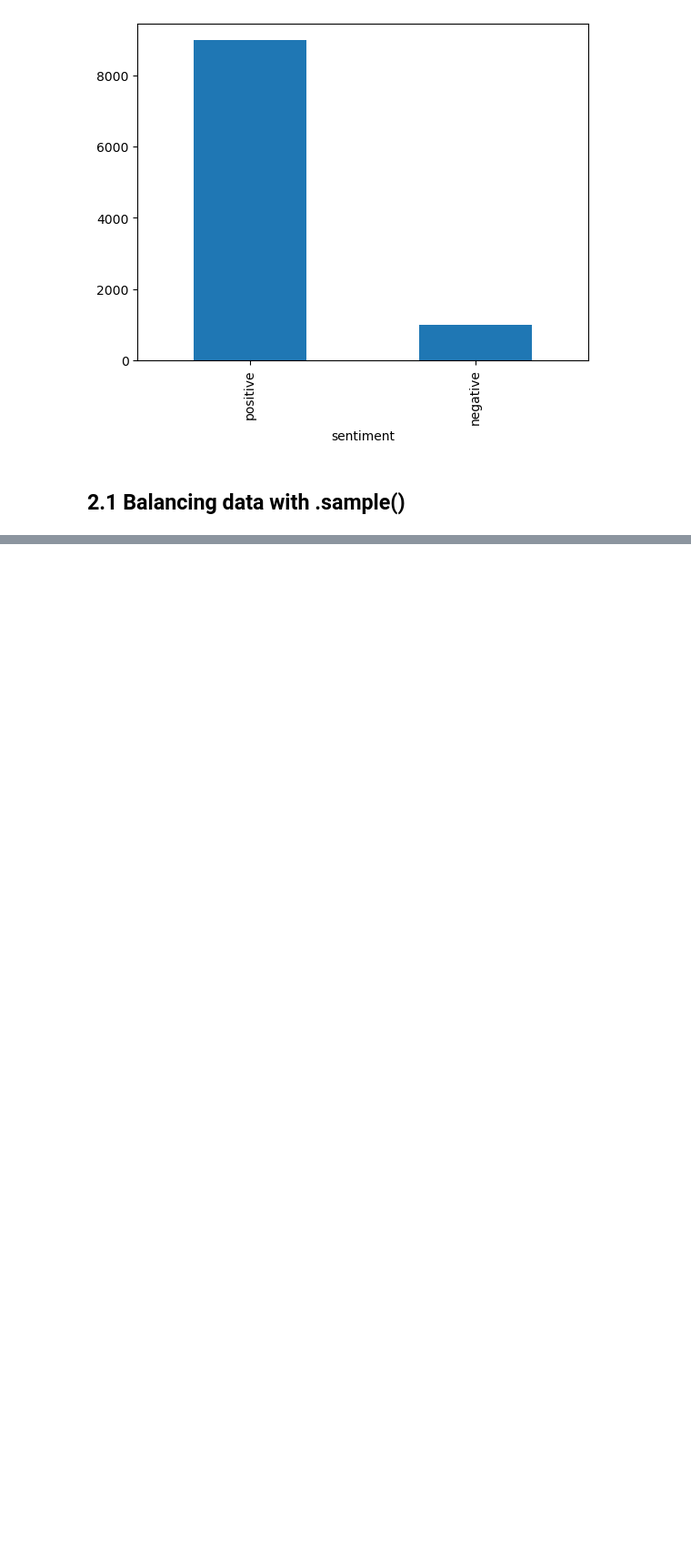
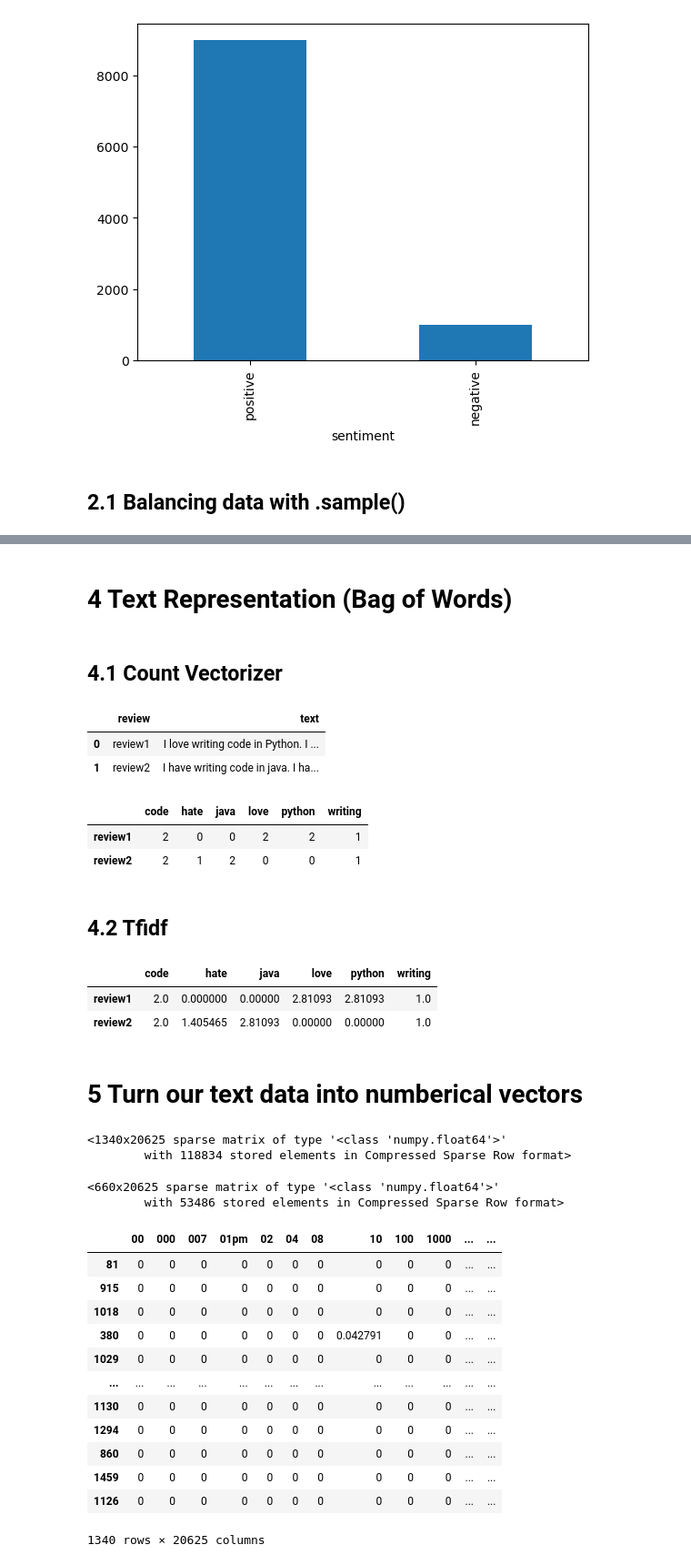
Before and after one commit to KC-004/Python-for-Datascience, a Jupyter notebook: 12_Project_4_Text_Classification/Project 4 - Binary Text Classification.ipynb, the cells around one changed output, grey strips where cells are left out. Shown at 91% size. Saved outputs shown, nothing was run; the diff lists cells and outputs as text; code cells hidden in the pictures; blank space fills up the shorter version.

```diff
--- a/12_Project_4_Text_Classification/Project 4 - Binary Text Classification.ipynb
+++ b/12_Project_4_Text_Classification/Project 4 - Binary Text Classification.ipynb
@@ -51,0 +97,8 @@ length_nega
+# %%
+# import train_test_split
+from sklearn.model_selection import train_test_split
+
+train, test = train_test_split(df_review_bal, test_size=0.33, random_state=42)
+# %%
+train_X, train_y = train['review'], train['sentiment']
+test_X, test_y = test['review'], test['sentiment']
@@ -51,0 +120,4 @@ length_nega
+# %% [markdown]
+# 4 Text Representation (Bag of Words)
+# %% [markdown]
+## 4.1 Count Vectorizer
@@ -51,0 +129,7 @@ length_nega
+# %%
+df = pd.DataFrame({'review': ['review1', 'review2'], 'text':text})
+df
+# %% [output]
+|  | review | text |
+| 0 | review1 | I love writing code in Python. I ... |
+| 1 | review2 | I have writing code in java. I ha... |
@@ -51,0 +142,8 @@ length_nega
+# %%
+df_dtm
+# %% [output]
+|  | code | hate | java | love | python | writing |
+| review1 | 2 | 0 | 0 | 2 | 2 | 1 |
+| review2 | 2 | 1 | 2 | 0 | 0 | 1 |
+# %% [markdown]
+## 4.2 Tfidf
@@ -51,0 +160,41 @@ length_nega
+# %%
+pd.DataFrame(tfidf_matrix.toarray(),  index=df['review'].values,
+                     columns = tfidf.get_feature_names_out())
+# %% [output]
+|  | code | hate | java | love | python | writing |
+| review1 | 2.0 | 0.000000 | 0.00000 | 2.81093 | 2.81093 | 1.0 |
+| review2 | 2.0 | 1.405465 | 2.81093 | 0.00000 | 0.00000 | 1.0 |
+# %% [markdown]
+# 5 Turn our text data into numberical vectors
+# %%
+from sklearn.feature_extraction.text import TfidfVectorizer
+
+tfidf = TfidfVectorizer(stop_words='english')
+train_X_vector = tfidf.fit_transform(train_X)
+train_X_vector
+# %% [output]
+<1340x20625 sparse matrix of type '<class 'numpy.float64'>'
+        with 118834 stored elements in Compressed Sparse Row format>
+# %%
+test_X_vector = tfidf.transform(test_X)
+test_X_vector
+# %% [output]
+<660x20625 sparse matrix of type '<class 'numpy.float64'>'
+        with 53486 stored elements in Compressed Sparse Row format>
+# %%
+pd.DataFrame.sparse.from_spmatrix(train_X_vector, index=train_X.index,
+                                  columns=tfidf.get_feature_names_out())
+# %% [output]
+|  | 00 | 000 | 007 | 01pm | 02 | 04 | 08 | 10 | 100 | 1000 | ... | ... |
+| 81 | 0 | 0 | 0 | 0 | 0 | 0 | 0 | 0 | 0 | 0 | ... | ... |
+| 915 | 0 | 0 | 0 | 0 | 0 | 0 | 0 | 0 | 0 | 0 | ... | ... |
+| 1018 | 0 | 0 | 0 | 0 | 0 | 0 | 0 | 0 | 0 | 0 | ... | ... |
+| 380 | 0 | 0 | 0 | 0 | 0 | 0 | 0 | 0.042791 | 0 | 0 | ... | ... |
+| 1029 | 0 | 0 | 0 | 0 | 0 | 0 | 0 | 0 | 0 | 0 | ... | ... |
+| ... | ... | ... | ... | ... | ... | ... | ... | ... | ... | ... | ... | ... |
+| 1130 | 0 | 0 | 0 | 0 | 0 | 0 | 0 | 0 | 0 | 0 | ... | ... |
+| 1294 | 0 | 0 | 0 | 0 | 0 | 0 | 0 | 0 | 0 | 0 | ... | ... |
+| 860 | 0 | 0 | 0 | 0 | 0 | 0 | 0 | 0 | 0 | 0 | ... | ... |
+| 1459 | 0 | 0 | 0 | 0 | 0 | 0 | 0 | 0 | 0 | 0 | ... | ... |
+| 1126 | 0 | 0 | 0 | 0 | 0 | 0 | 0 | 0 | 0 | 0 | ... | ... |
+1340 rows × 20625 columns
```
Also changed, not shown: parts of 41 cells of this notebook.
